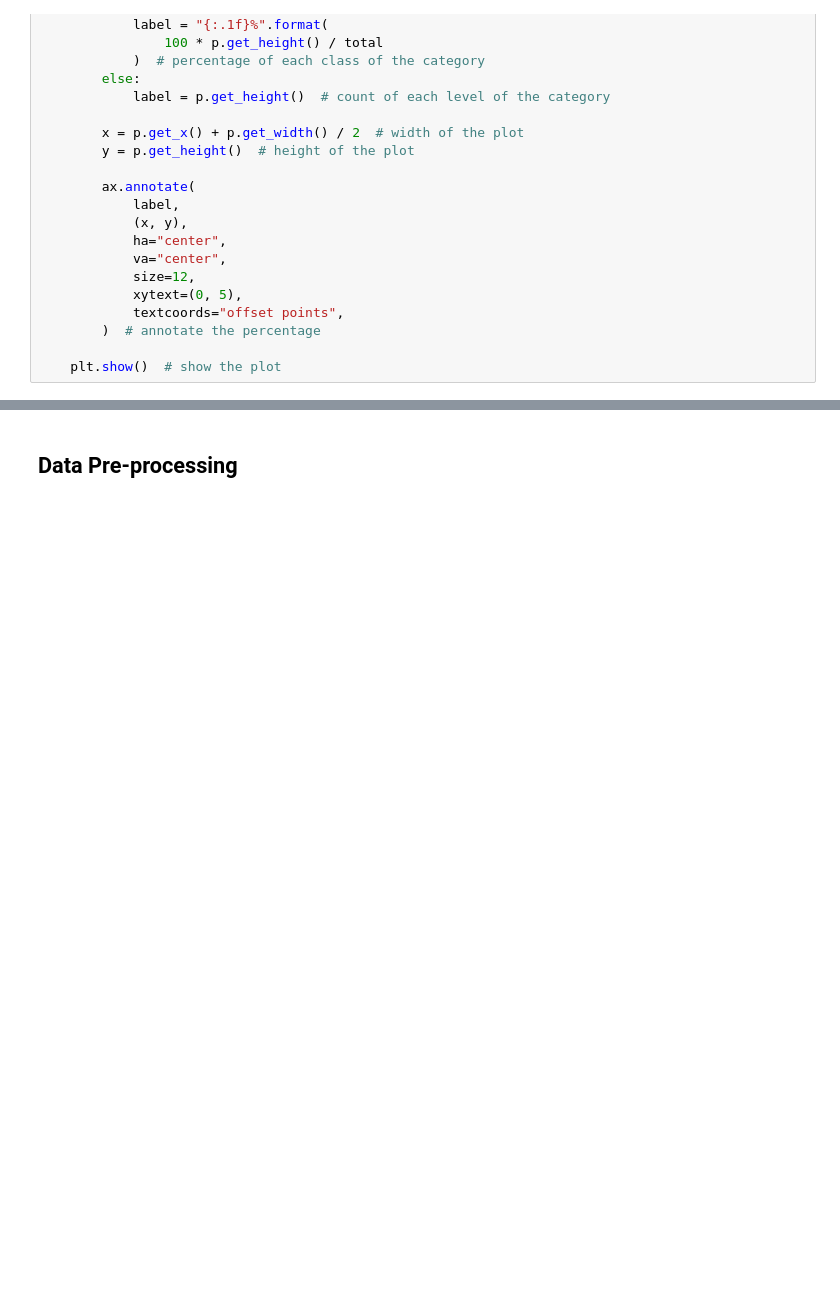
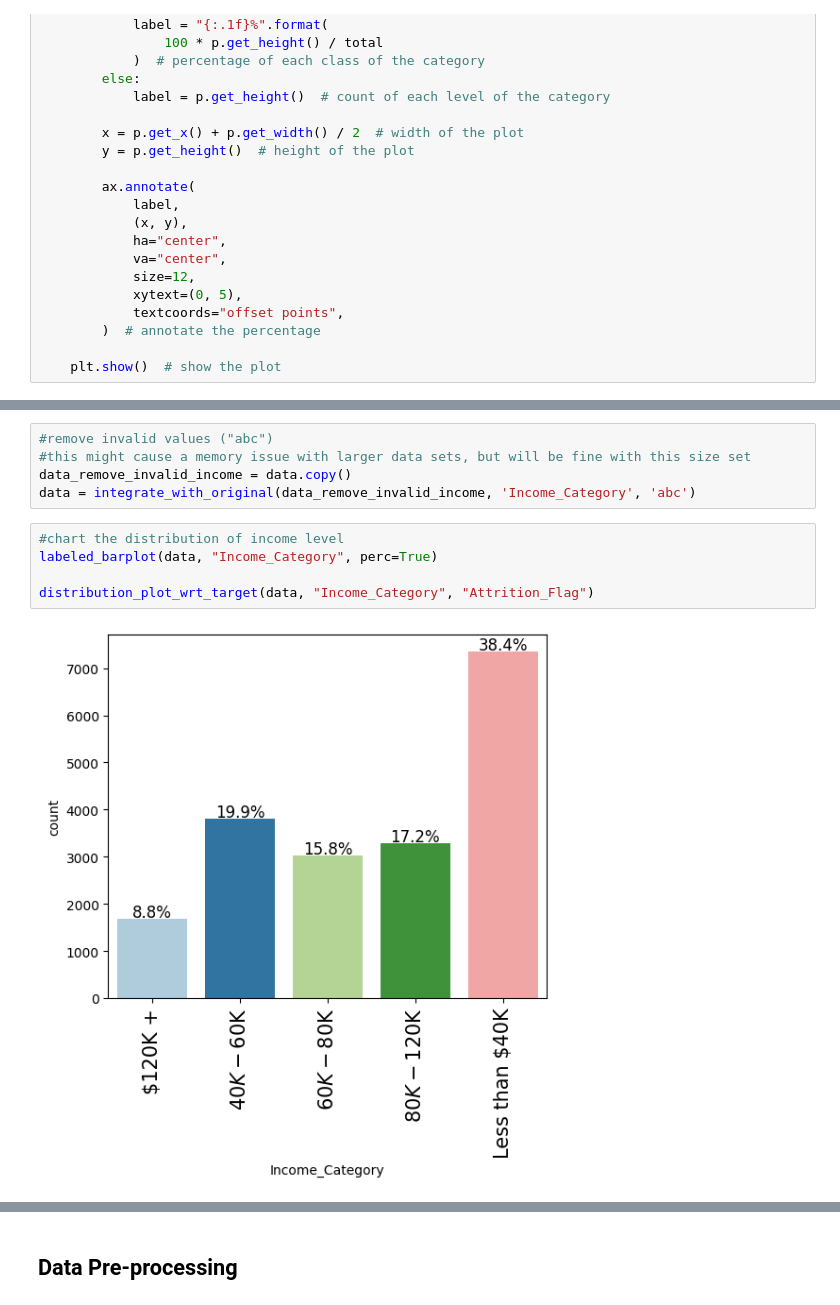
Before and after one commit to lhughey/AIML_Course, a Jupyter notebook: Project 3 - Credit Card Users Churn Prediction/AML_Project_LearnerNotebook_FullCode.ipynb, the cells around one changed output, grey strips where cells are left out. Cells and saved outputs as stored; diff of their text form; blank space fills up the shorter version.

```diff
--- a/Project 3 - Credit Card Users Churn Prediction/AML_Project_LearnerNotebook_FullCode.ipynb
+++ b/Project 3 - Credit Card Users Churn Prediction/AML_Project_LearnerNotebook_FullCode.ipynb
@@ -255,0 +570,12 @@ def distribution_plot_wrt_target(data, predictor, target):
+# %%
+#remove invalid values ("abc")
+#this might cause a memory issue with larger data sets, but will be fine with this size set
+data_remove_invalid_income = data.copy()
+data = integrate_with_original(data_remove_invalid_income, 'Income_Category', 'abc')
+# %%
+#chart the distribution of income level
+labeled_barplot(data, "Income_Category", perc=True)
+
+distribution_plot_wrt_target(data, "Income_Category", "Attrition_Flag")
+# %% [output]
+[figure, added]
```
Also changed, not shown: parts of 90 cells of this notebook.
